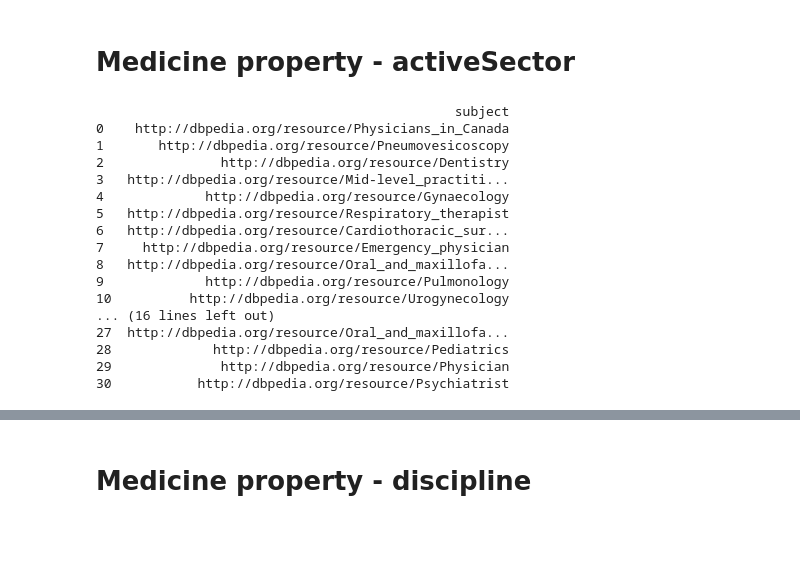
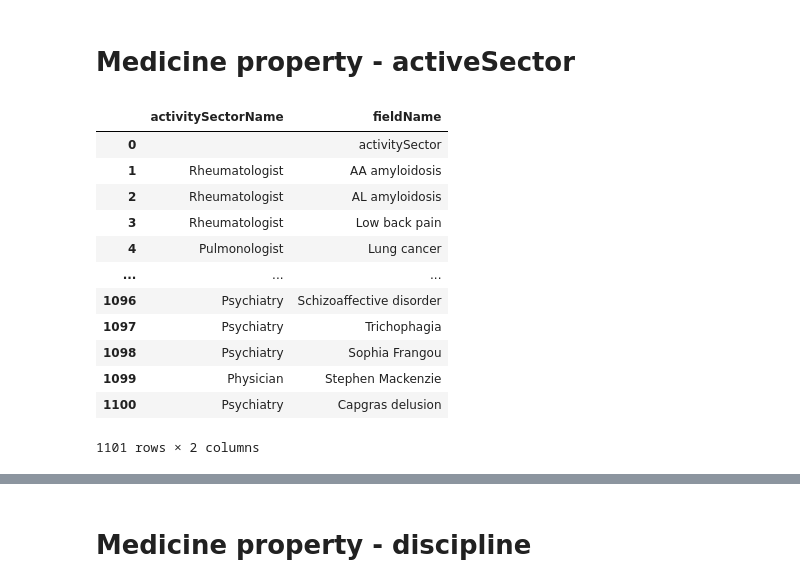
Before and after one commit to dimitarmileski/Medical-KGs-WBS, a Jupyter notebook: 01/medicine.ipynb, the cells around one changed output, grey strips where cells are left out. Cells and saved outputs as stored; diff of their text form; code cells hidden in the pictures; blank space fills up the shorter version.

Commit message:
medicine update - sameAs, academicDiscipline, activitySector, discipline, industryOf

```diff
--- a/01/medicine.ipynb
+++ b/01/medicine.ipynb
@@ -209,2 +24,0 @@ We set the display format for float values.
-# %%
-pd.options.display.float_format = '{:,.0f}'.format
@@ -365,22 +197,3 @@ param = urllib.parse.urlencode({'default-graph-uri': 'http://dbpedia.org',
                                 'format': 'text/csv'})
 # %%
 data = pd.read_csv(endpoint + '?' + param)
-print(data)
-# %% [output]
-                                              subject
-0    http://dbpedia.org/resource/Physicians_in_Canada
-1       http://dbpedia.org/resource/Pneumovesicoscopy
-2               http://dbpedia.org/resource/Dentistry
-3   http://dbpedia.org/resource/Mid-level_practiti...
-4             http://dbpedia.org/resource/Gynaecology
-5   http://dbpedia.org/resource/Respiratory_therapist
-6   http://dbpedia.org/resource/Cardiothoracic_sur...
-7     http://dbpedia.org/resource/Emergency_physician
-8   http://dbpedia.org/resource/Oral_and_maxillofa...
-9             http://dbpedia.org/resource/Pulmonology
-10          http://dbpedia.org/resource/Urogynecology
-... (16 lines left out)
-27  http://dbpedia.org/resource/Oral_and_maxillofa...
-28             http://dbpedia.org/resource/Pediatrics
-29              http://dbpedia.org/resource/Physician
-30           http://dbpedia.org/resource/Psychiatrist
@@ -386,0 +202,29 @@ print(data)
+# %%
+
+
+data.loc[-1] = ['', 'activitySector']  # adding a row
+data.index = data.index + 1  # shifting index
+data.sort_index(inplace=True)
+
+col_names =  ['activitySectorName', 'fieldName']
+tempDataFrame  = pd.DataFrame(columns = col_names)
+
+for i in range(data.shape[0]):
+  tempDataFrame.loc[i] = ['activitySector', str(data['activitySectorName'][i])]
+
+
+data
+# %% [output]
+|  | activitySectorName | fieldName |
+| 0 |  | activitySector |
+| 1 | Rheumatologist | AA amyloidosis |
+| 2 | Rheumatologist | AL amyloidosis |
+| 3 | Rheumatologist | Low back pain |
+| 4 | Pulmonologist | Lung cancer |
+| ... | ... | ... |
+| 1096 | Psychiatry | Schizoaffective disorder |
+| 1097 | Psychiatry | Trichophagia |
+| 1098 | Psychiatry | Sophia Frangou |
+| 1099 | Physician | Stephen Mackenzie |
+| 1100 | Psychiatry | Capgras delusion |
+1101 rows × 2 columns
```
Also changed, not shown: parts of 139 cells of this notebook.
